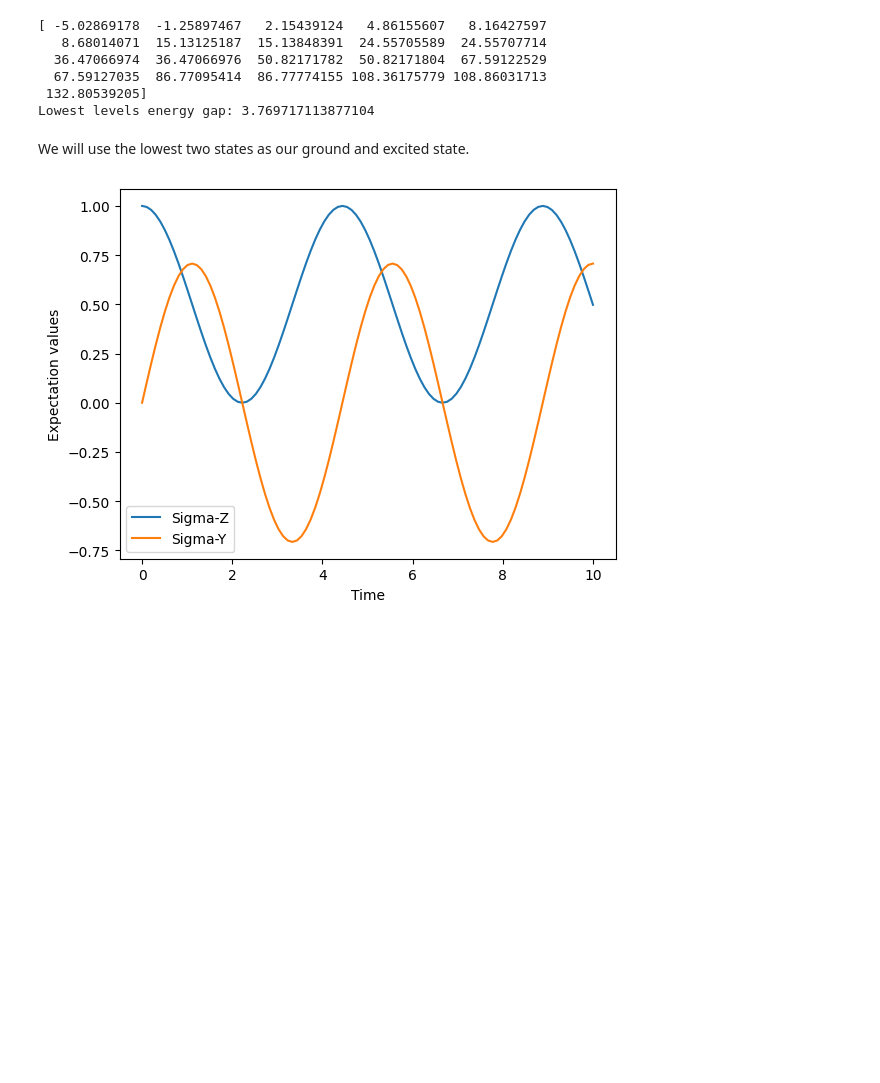
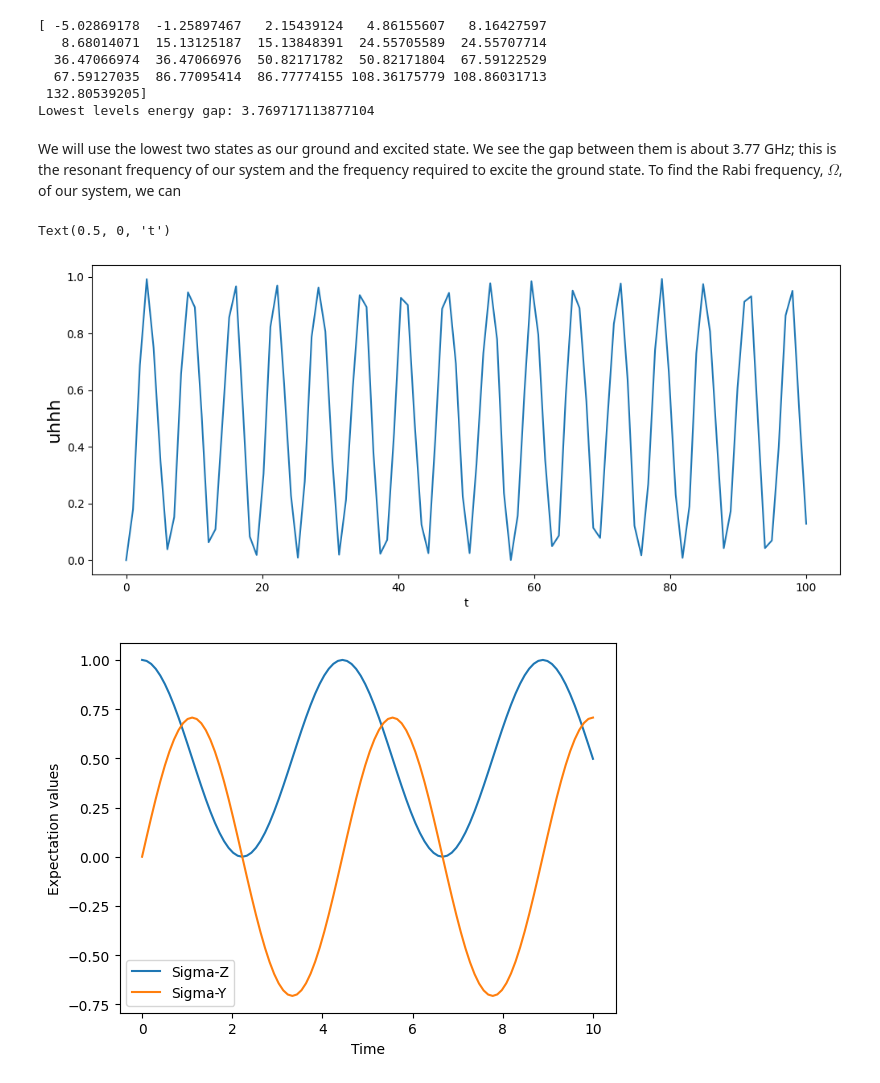
Before and after one commit to Khosmos3/Superconducting-Qubits, a Jupyter notebook: transmon_dynamics.ipynb, the cells around one changed output. Saved outputs shown, nothing was run; the diff lists cells and outputs as text; code cells hidden in the pictures; blank space fills up the shorter version.

Commit message:
very preliminary Rabi analysis

```diff
--- a/transmon_dynamics.ipynb
+++ b/transmon_dynamics.ipynb
@@ -128,9 +123,9 @@ Qobj data =
 # %% [markdown]
 Using the code below, we can extract the energy levels (eigenenergies).
 # %%
-evals, ekets = H.eigenstates()
-print(evals)
-print(f"Lowest levels energy gap: {evals[1]-evals[0]}")
+eigenergies, eigfuncs = H.eigenstates()
+print(eigenergies)
+print(f"Lowest levels energy gap: {eigenergies[1]-eigenergies[0]}")
 # %% [output]
 [ -5.02869178  -1.25897467   2.15439124   4.86155607   8.16427597
    8.68014071  15.13125187  15.13848391  24.55705589  24.55707714
@@ -139,7 +134,32 @@ print(f"Lowest levels energy gap: {evals[1]-evals[0]}")
  132.80539205]
 Lowest levels energy gap: 3.769717113877104
 # %% [markdown]
-We will use the lowest two states as our ground and excited state.
+We will use the lowest two states as our ground and excited state. We see the gap between them is about 3.77 GHz; this is the resonant frequency of our system and the frequency required to excite the ground state. To find the Rabi frequency, $\Omega$, of our system, we can
+# %%
+g = eigfuncs[0]
+e = eigfuncs[1]
+t = np.linspace(0, 100, 100)
+
+sz = g * g.dag() - e * e.dag()
+sx = g * e.dag() + e * g.dag()
+
+H0 = 0.5 * (eigenergies[1]-eigenergies[0]) * sz
+Hd = 1 * sx
+d=0
+args = {'wd': (eigenergies[1]-eigenergies[0]+d)}
+
+result = q.mesolve([H0, [Hd, 'sin(wd*t)']], g, t, [], [q.ket2dm(e)], args=args)
+
+
+fig, ax = plt.subplots(figsize=(12,5))
+
+ax.plot(result.times, result.expect[0])
+
+ax.set_ylabel("uhhh", fontsize=16)
+ax.set_xlabel("t")
+# %% [output]
+Text(0.5, 0, 't')
+[figure, added]
 # %%
 g = ekets[0]
 e = ekets[1]
```
Also changed, not shown: parts of 2 cells of this notebook.
